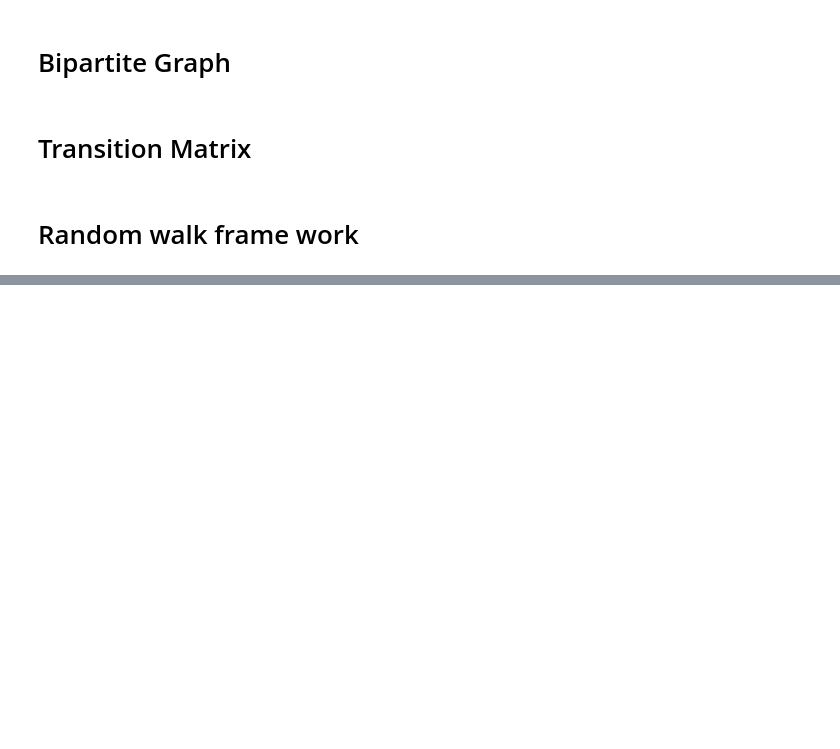
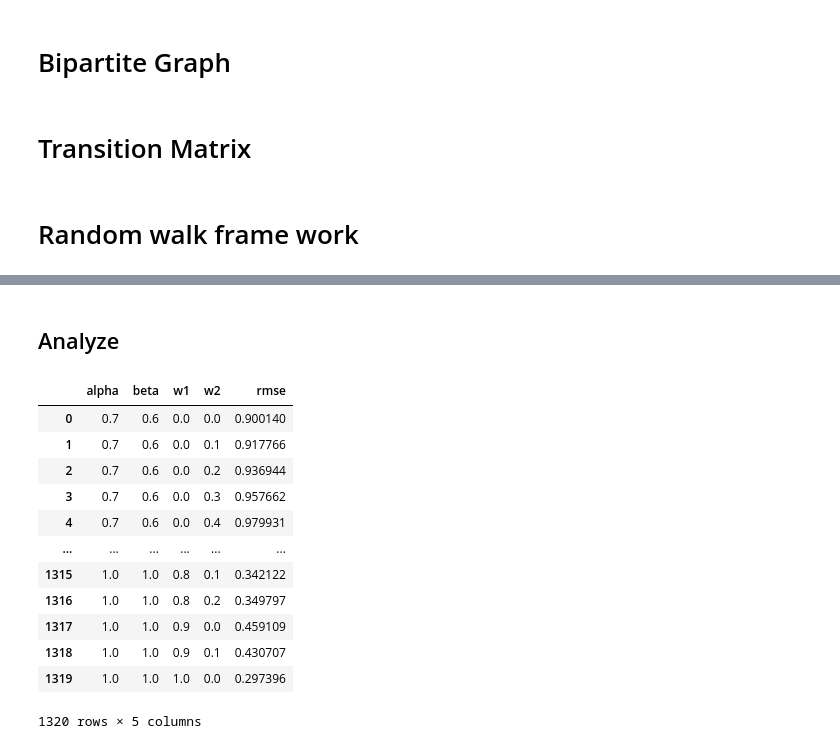
Before and after one commit to SI608-final-project/SI608-project, a Jupyter notebook: random_walk/random_walk.ipynb, the cells around one changed output, grey strips where cells are left out. Cells and saved outputs as stored; diff of their text form; code cells hidden in the pictures; blank space fills up the shorter version.

Commit message:
update random walk

```diff
--- a/random_walk/random_walk.ipynb
+++ b/random_walk/random_walk.ipynb
@@ -155,9 +141,11 @@ w1s = w2s = [0.0, 0.1, 0.2, 0.3, 0.4, 0.5, 0.6, 0.7, 0.8, 0.9, 1.0]
 weights = [(w1, w2) for w1 in w1s for w2 in w2s if w1 + w2 <= 1 ]
 parameters = [(alpha, beta, w1, w2) for alpha in alphas for beta in betas for w1, w2 in weights]
 # %%
-results = {}
-for parameter in tqdm(parameters):
-    alpha, beta, w1, w2 = parameter
-    transition_matrix = beta*(w1*transition_matrix_item + w2*transition_matrix_BG + (1-w1-w2)*transition_matrix_genre) + (1-beta)/n_items
-    prediction = random_walk_predict(train_ui_matrix, transition_matrix, alpha)
-    results[parameter] = rmse(prediction, valid_ui_matrix)
+def run_grid_search(parameters):
+    results = {}
+    for parameter in tqdm(parameters):
+        alpha, beta, w1, w2 = parameter
+        transition_matrix = beta*(w1*transition_matrix_item + w2*transition_matrix_BG + (1-w1-w2)*transition_matrix_genre) + (1-beta)/n_items
+        prediction = random_walk_predict(train_ui_matrix, transition_matrix, alpha)
+        results[parameter] = rmse(prediction, valid_ui_matrix)
+    return results
@@ -165,0 +172,2 @@ KeyboardInterrupt:
+# %% [markdown]
+## Analyze
@@ -165,0 +183,16 @@ KeyboardInterrupt:
+# %%
+result_df
+# %% [output]
+|  | alpha | beta | w1 | w2 | rmse |
+| 0 | 0.7 | 0.6 | 0.0 | 0.0 | 0.900140 |
+| 1 | 0.7 | 0.6 | 0.0 | 0.1 | 0.917766 |
+| 2 | 0.7 | 0.6 | 0.0 | 0.2 | 0.936944 |
+| 3 | 0.7 | 0.6 | 0.0 | 0.3 | 0.957662 |
+| 4 | 0.7 | 0.6 | 0.0 | 0.4 | 0.979931 |
+| ... | ... | ... | ... | ... | ... |
+| 1315 | 1.0 | 1.0 | 0.8 | 0.1 | 0.342122 |
+| 1316 | 1.0 | 1.0 | 0.8 | 0.2 | 0.349797 |
+| 1317 | 1.0 | 1.0 | 0.9 | 0.0 | 0.459109 |
+| 1318 | 1.0 | 1.0 | 0.9 | 0.1 | 0.430707 |
+| 1319 | 1.0 | 1.0 | 1.0 | 0.0 | 0.297396 |
+1320 rows × 5 columns
```
Also changed, not shown: parts of 27 cells of this notebook, 3 other files.
